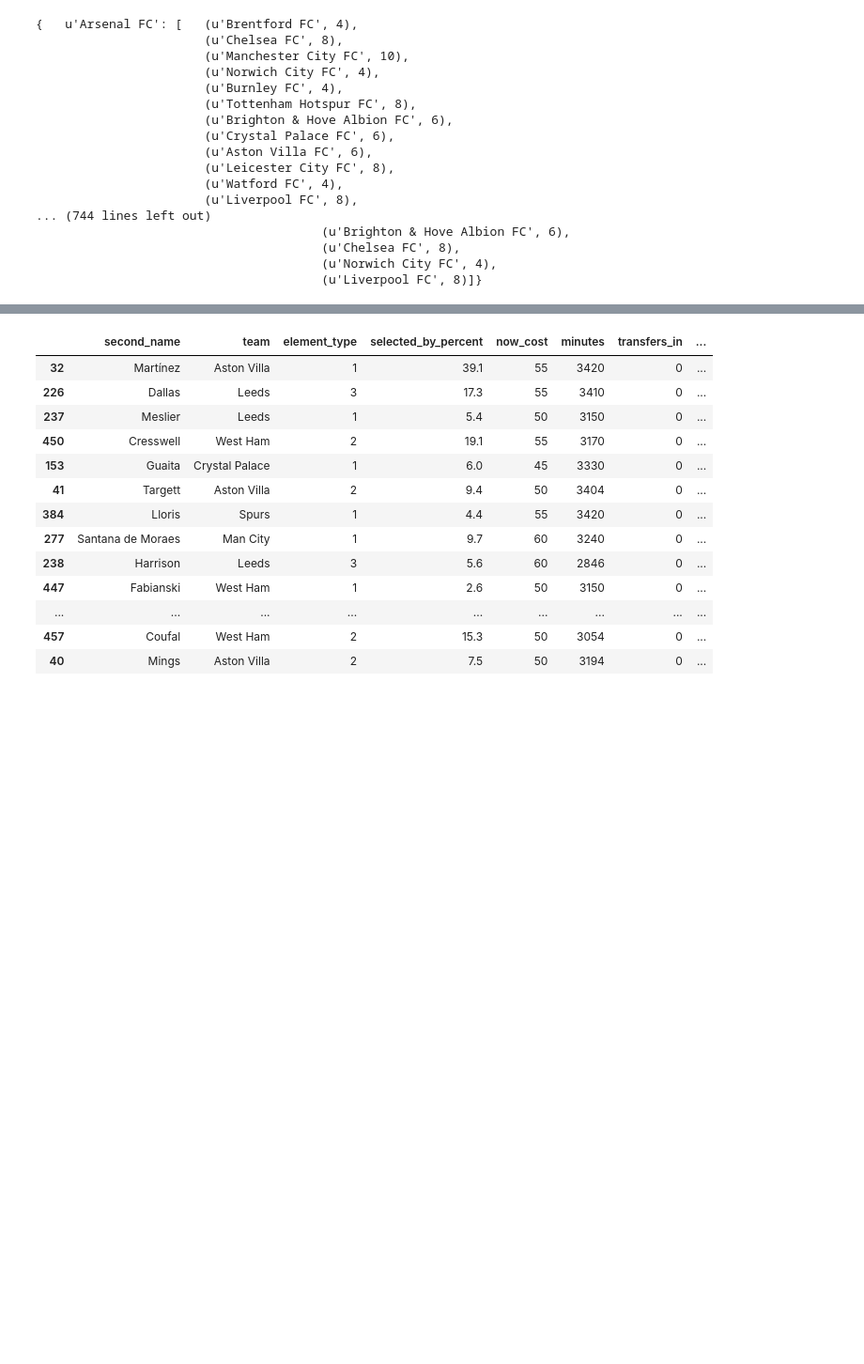
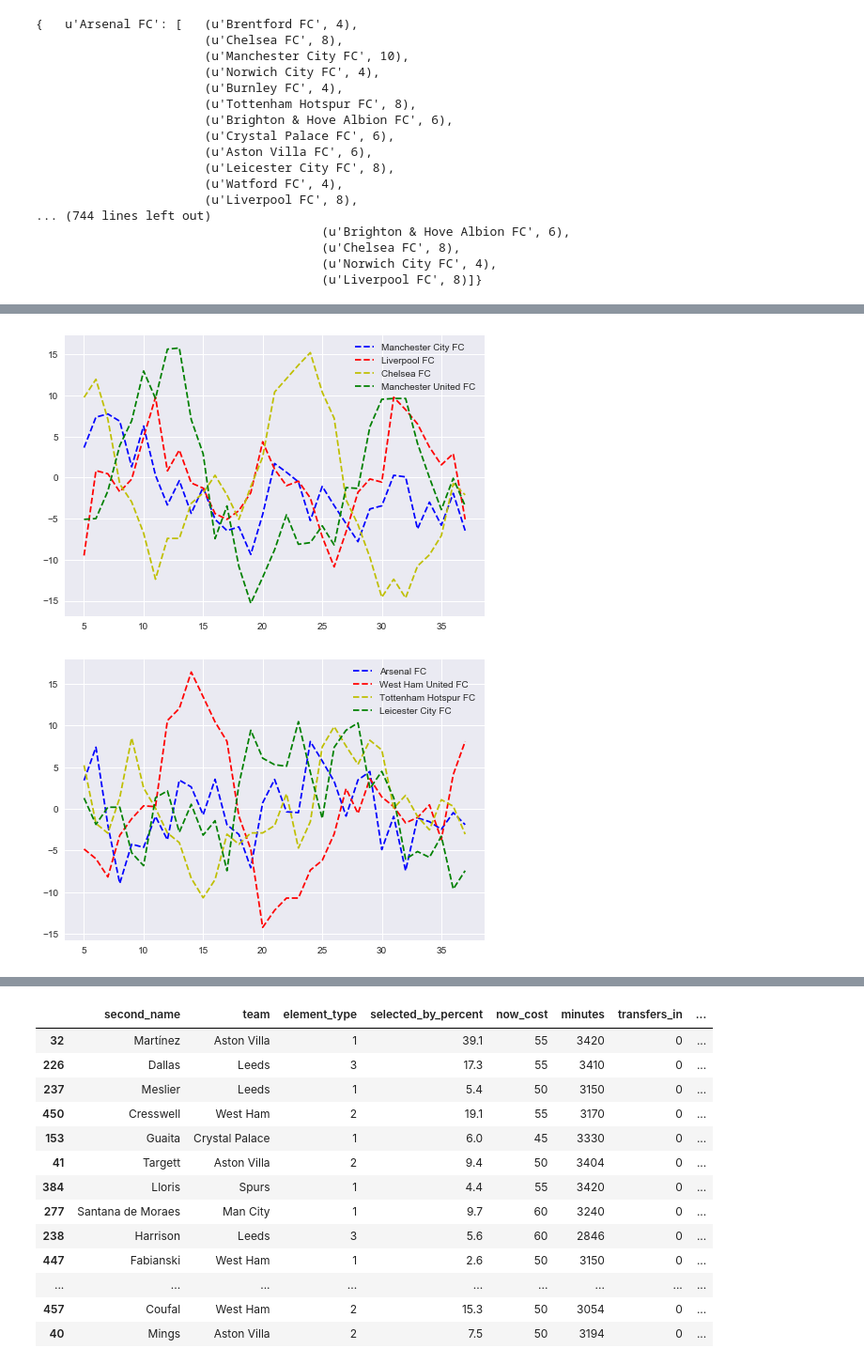
Before and after one commit to murchant/fatasypl, a Jupyter notebook: Fantasy.ipynb, the cells around one changed output, grey strips where cells are left out. Shown at 94% size. Cells and saved outputs as stored; diff of their text form; code cells hidden in the pictures; blank space fills up the shorter version.

```diff
--- a/Fantasy.ipynb
+++ b/Fantasy.ipynb
@@ -224,0 +244,6 @@ KeyError: 'Man City'
+# %%
+plot_comparison_graph("Manchester City FC", "Liverpool FC", "Chelsea FC", "Manchester United FC", get_fixture_difficulty_dict(api_team_names, fixture_dict, test))
+plot_comparison_graph("Arsenal FC", "West Ham United FC", "Tottenham Hotspur FC", "Leicester City FC", get_fixture_difficulty_dict(api_team_names, fixture_dict, test))
+# %% [output]
+[figure, added]
+[figure, added]
```
Also changed, not shown: parts of 4 cells of this notebook.
